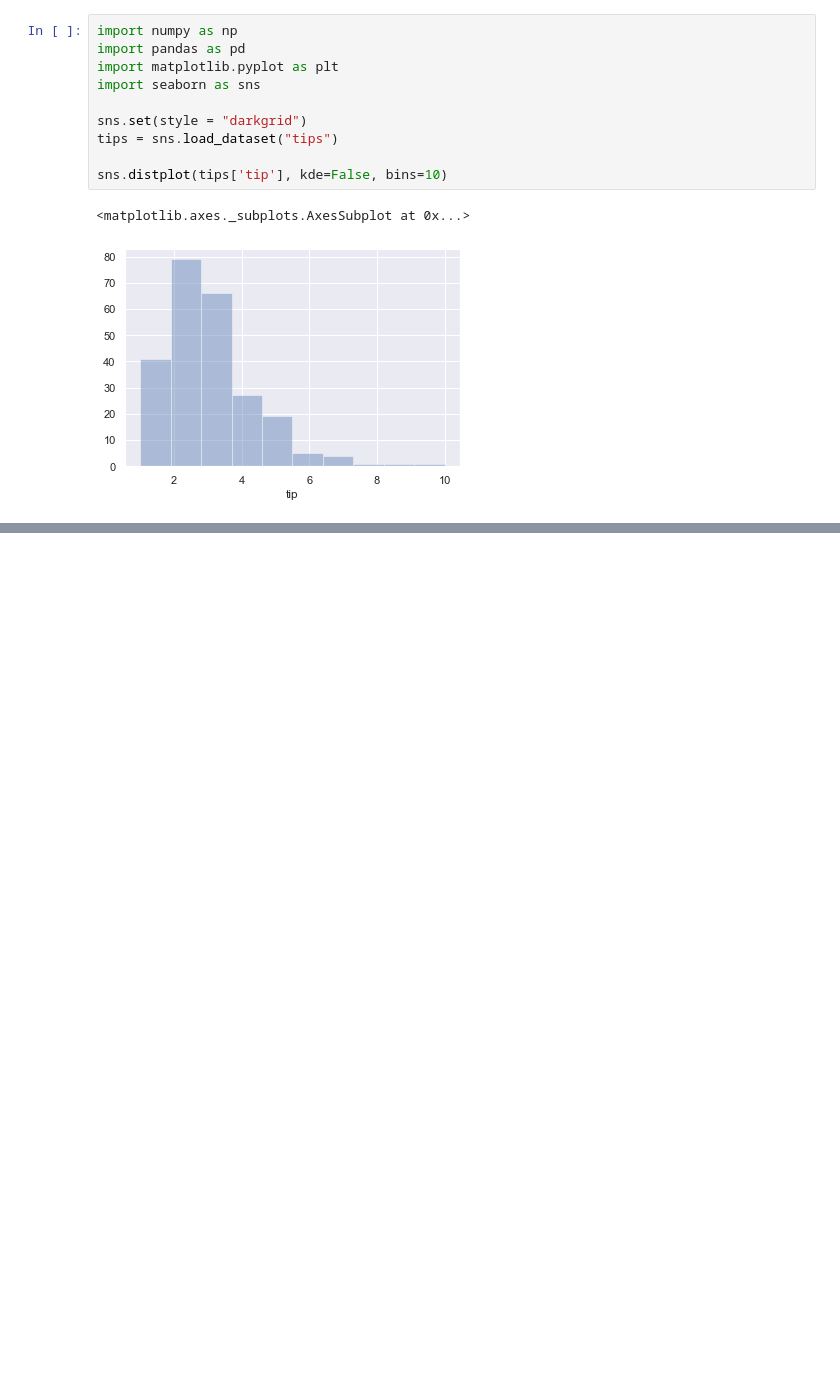
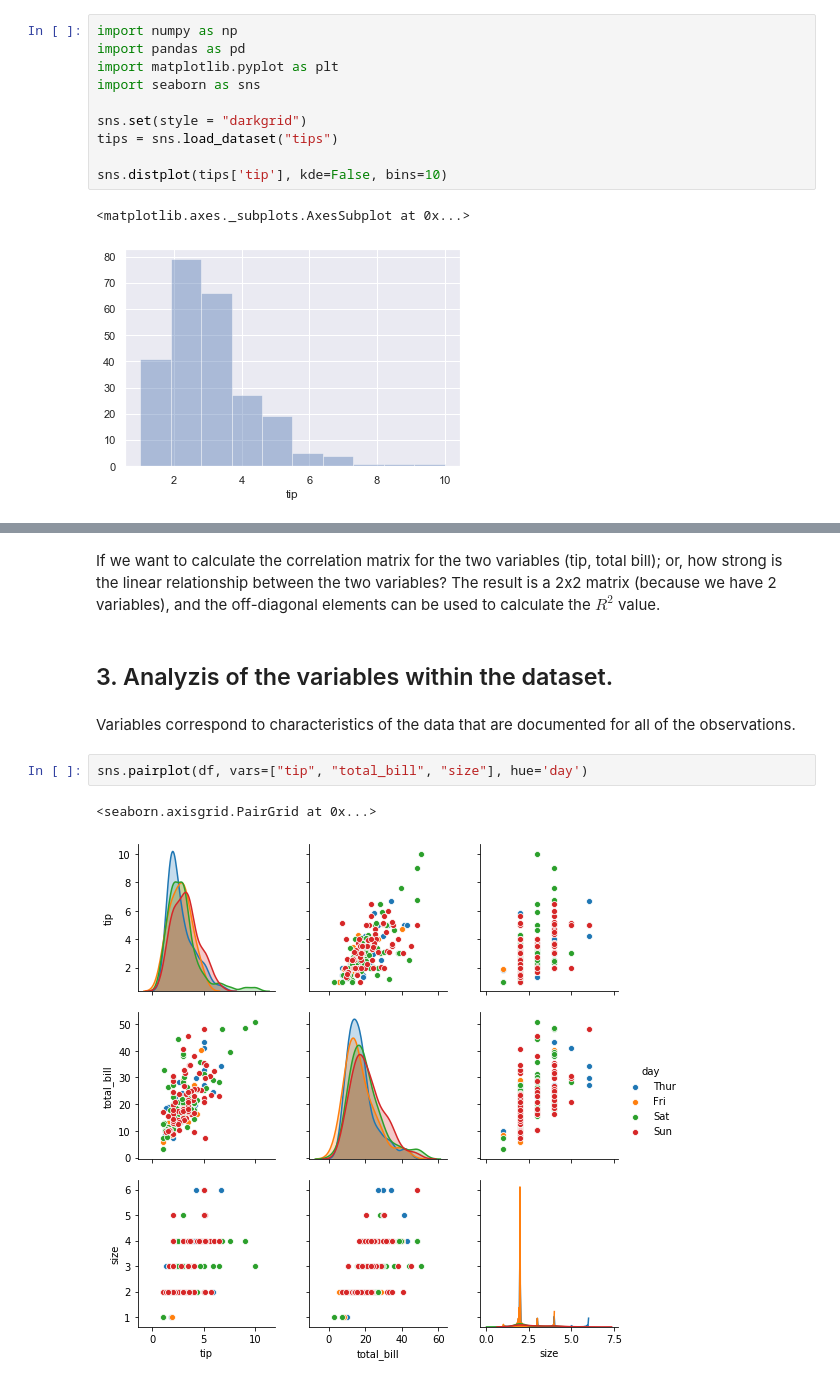
Before and after one commit to rituteval/Fundamentals-assesments, a Jupyter notebook: Tips data set.ipynb, the cells around one changed output, grey strips where cells are left out. Cells and saved outputs as stored; diff of their text form; blank space fills up the shorter version.

```diff
--- a/Tips data set.ipynb
+++ b/Tips data set.ipynb
@@ -251,0 +298,11 @@ sns.distplot(tips['tip'], kde=False, bins=10)
+# %% [markdown]
+If we want to calculate the correlation matrix for the two variables (tip, total bill); or, how strong is the linear relationship between the two variables? The result is a 2x2 matrix (because we have 2 variables), and the off-diagonal elements can be used to calculate the $R^2$ value.
+# %% [markdown]
+## 3. Analyzis of the variables within the dataset.
+# %% [markdown]
+Variables correspond to characteristics of the data that are documented for all of the observations.
+# %%
+sns.pairplot(df, vars=["tip", "total_bill", "size"], hue='day')
+# %% [output]
+<seaborn.axisgrid.PairGrid at 0x...>
+[figure, added]
```
Also changed, not shown: parts of 7 cells of this notebook.
